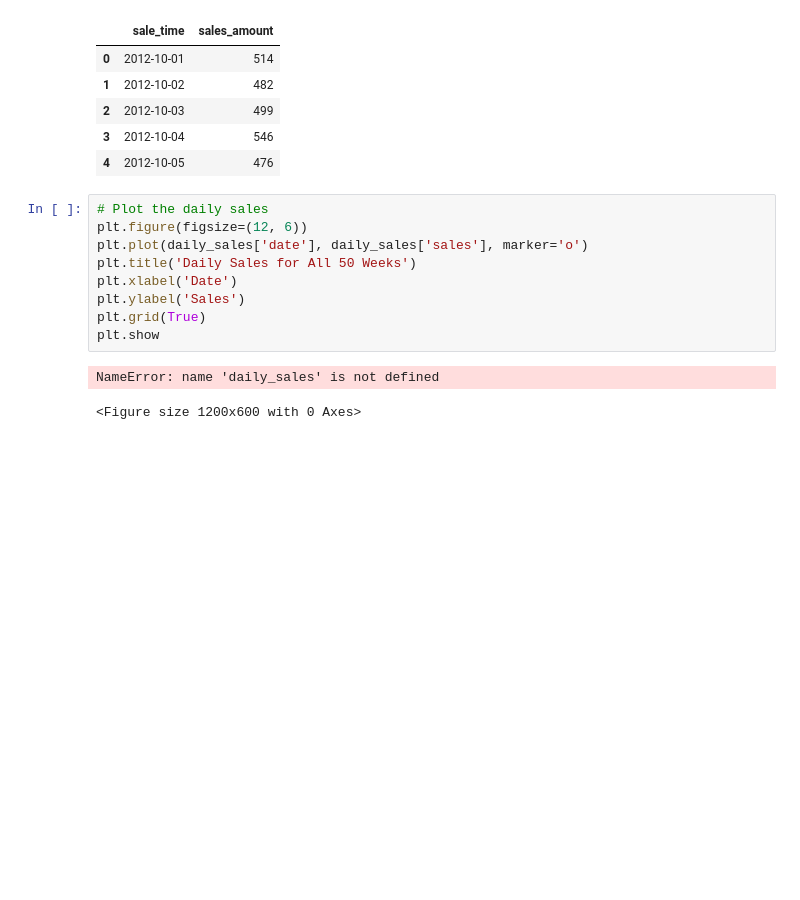
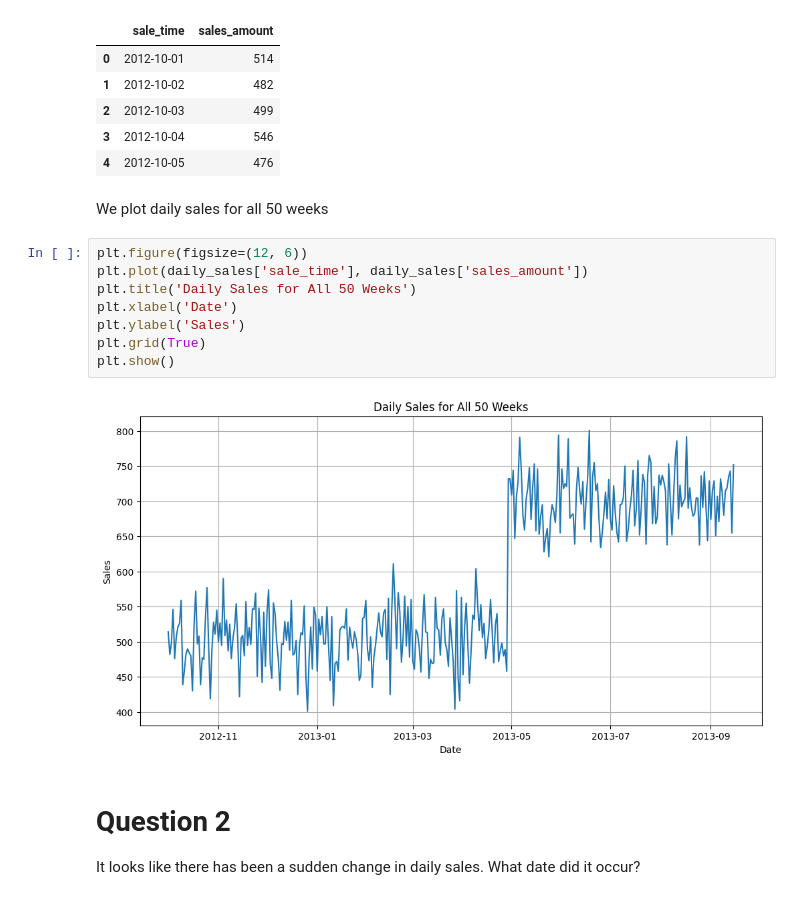
Before and after one commit to WenfongWW/Portfolio_Project, a Jupyter notebook: Data Analysis/Sales_Data_Analysis/main.ipynb, the cells around one changed output. Saved outputs shown, nothing was run; the diff lists cells and outputs as text; blank space fills up the shorter version.

```diff
--- a/Data Analysis/Sales_Data_Analysis/main.ipynb
+++ b/Data Analysis/Sales_Data_Analysis/main.ipynb
@@ -84,15 +68,19 @@ daily_sales.head()
 | 2 | 2012-10-03 | 499 |
 | 3 | 2012-10-04 | 546 |
 | 4 | 2012-10-05 | 476 |
+# %% [markdown]
+We plot daily sales for all 50 weeks
 # %%
-# Plot the daily sales
 plt.figure(figsize=(12, 6))
-plt.plot(daily_sales['date'], daily_sales['sales'], marker='o')
+plt.plot(daily_sales['sale_time'], daily_sales['sales_amount'])
 plt.title('Daily Sales for All 50 Weeks')
 plt.xlabel('Date')
 plt.ylabel('Sales')
 plt.grid(True)
-plt.show
+plt.show()
 # %% [output]
-NameError: name 'daily_sales' is not defined
-<Figure size 1200x600 with 0 Axes>
+[figure, added]
+# %% [markdown]
+# Question 2
+
+It looks like there has been a sudden change in daily sales. What date did it occur?
```
Also changed, not shown: parts of 4 cells of this notebook, 50 other files.
